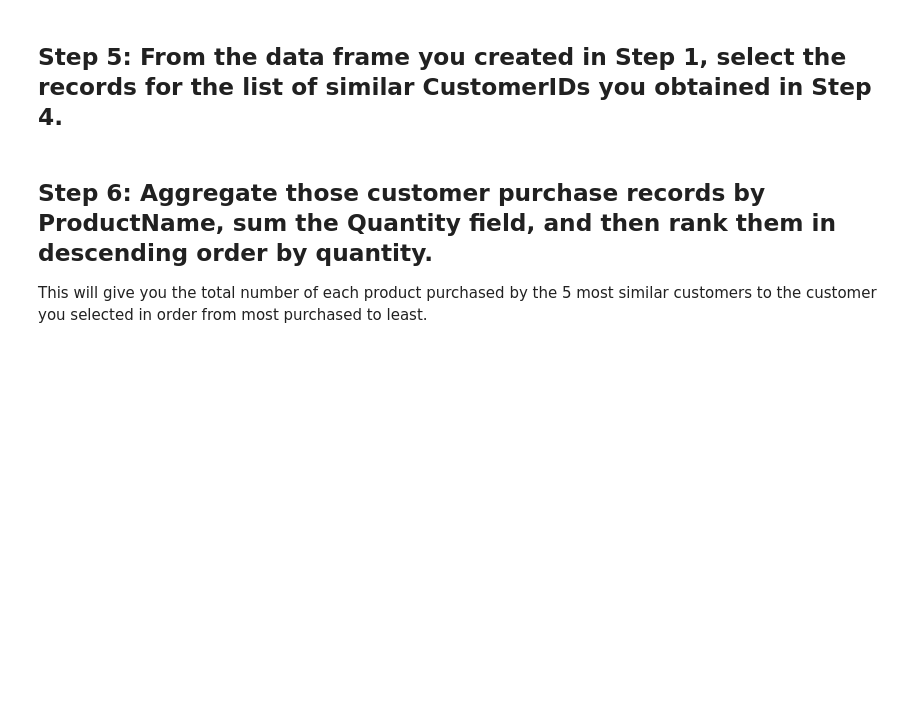
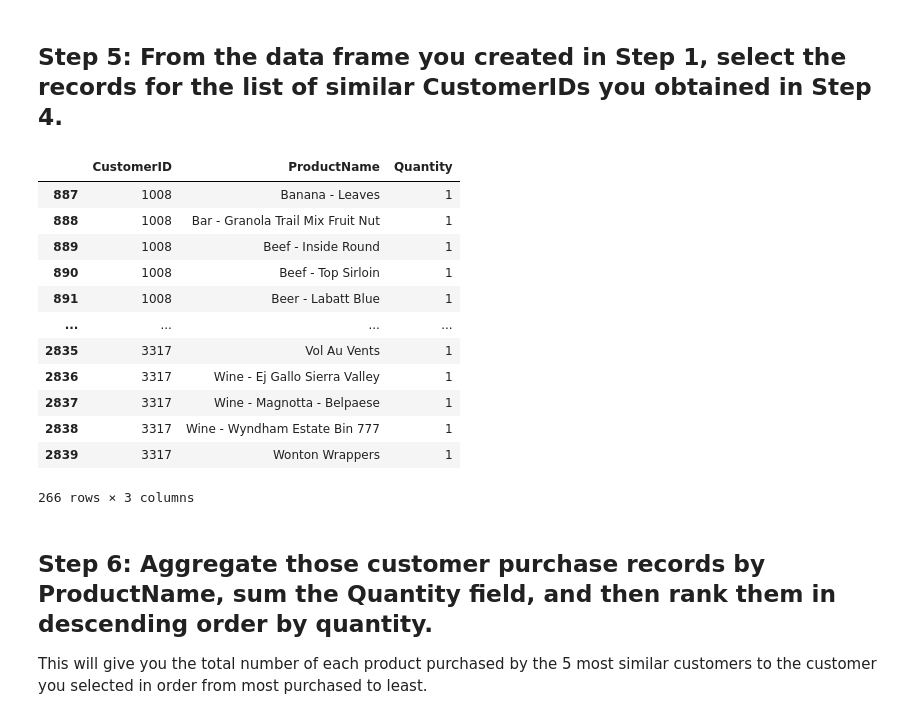
Before and after one commit to anadeondarza/dataptmad0522_labs, a Jupyter notebook: extra-work/m2/lab-intro-recommender-systems/your-code/main.ipynb, the cells around one changed output. Cells and saved outputs as stored; diff of their text form; code cells hidden in the pictures; blank space fills up the shorter version.

```diff
--- a/extra-work/m2/lab-intro-recommender-systems/your-code/main.ipynb
+++ b/extra-work/m2/lab-intro-recommender-systems/your-code/main.ipynb
@@ -180,8 +180,9 @@ euclid_dist_norm
 ## Step 4: Check your results by generating a list of the top 5 most similar customers for a specific CustomerID.
 # %%
 euclid_simil_norm = euclid_dist_norm[356].sort_values(ascending=False)[1:]
-euclid_simil_norm.head(5)
-#para cada ID habría que reali
+eu_list = euclid_simil_norm.head(5)
+eu_list
+#para cada ID habría que realizarlo
 # %% [output]
 CustomerID
 3317    0.085638
@@ -192,6 +193,23 @@ CustomerID
 Name: 356, dtype: float64
 # %% [markdown]
 ## Step 5: From the data frame you created in Step 1, select the records for the list of similar CustomerIDs you obtained in Step 4.
+# %%
+data_select = data_1[data_1['CustomerID'].isin(eu_list.index)]
+data_select
+# %% [output]
+|  | CustomerID | ProductName | Quantity |
+| 887 | 1008 | Banana - Leaves | 1 |
+| 888 | 1008 | Bar - Granola Trail Mix Fruit Nut | 1 |
+| 889 | 1008 | Beef - Inside Round | 1 |
+| 890 | 1008 | Beef - Top Sirloin | 1 |
+| 891 | 1008 | Beer - Labatt Blue | 1 |
+| ... | ... | ... | ... |
+| 2835 | 3317 | Vol Au Vents | 1 |
+| 2836 | 3317 | Wine - Ej Gallo Sierra Valley | 1 |
+| 2837 | 3317 | Wine - Magnotta - Belpaese | 1 |
+| 2838 | 3317 | Wine - Wyndham Estate Bin 777 | 1 |
+| 2839 | 3317 | Wonton Wrappers | 1 |
+266 rows × 3 columns
 # %% [markdown]
 ## Step 6: Aggregate those customer purchase records by ProductName, sum the Quantity field, and then rank them in descending order by quantity.
 
```
Also changed, not shown: parts of 1 cell of this notebook.
